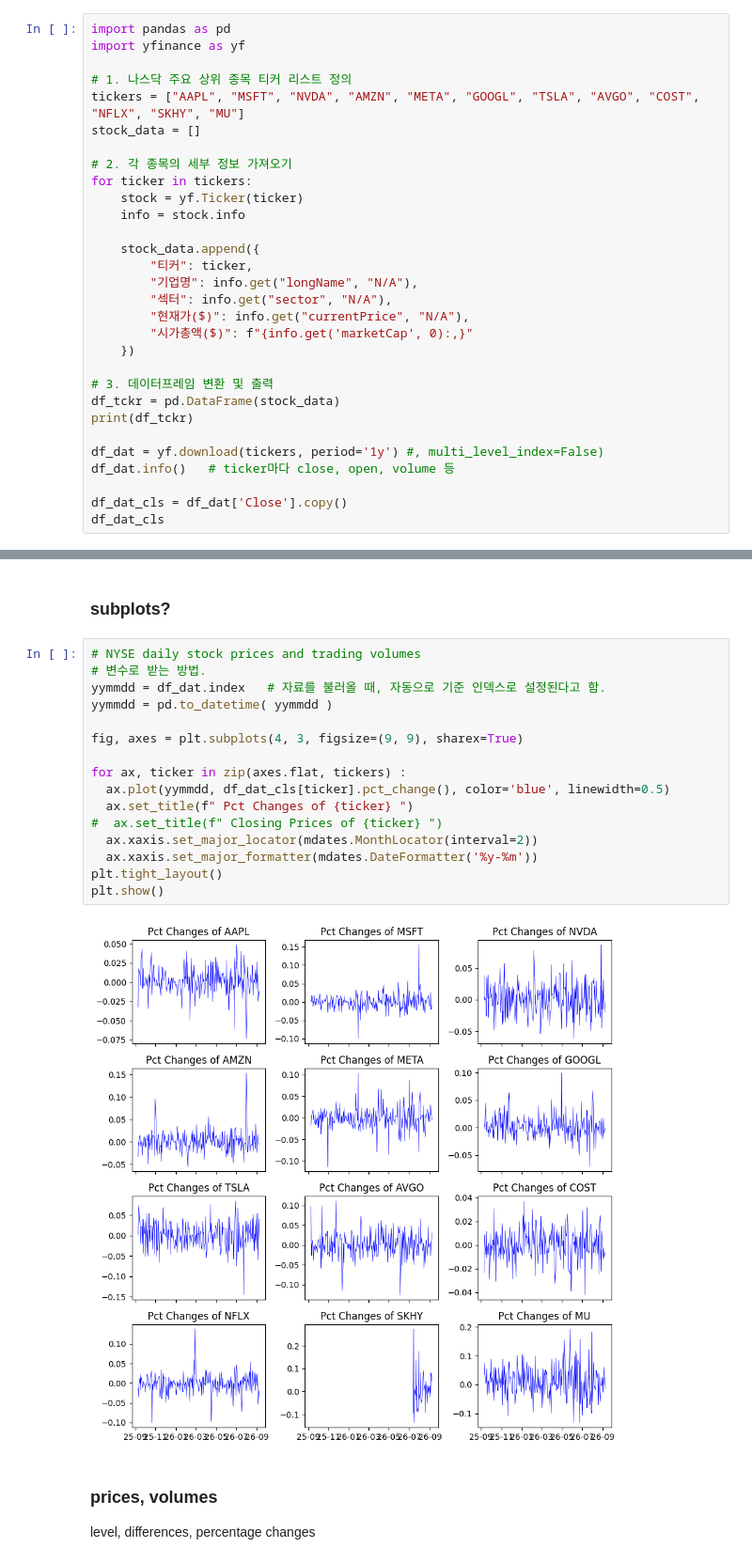
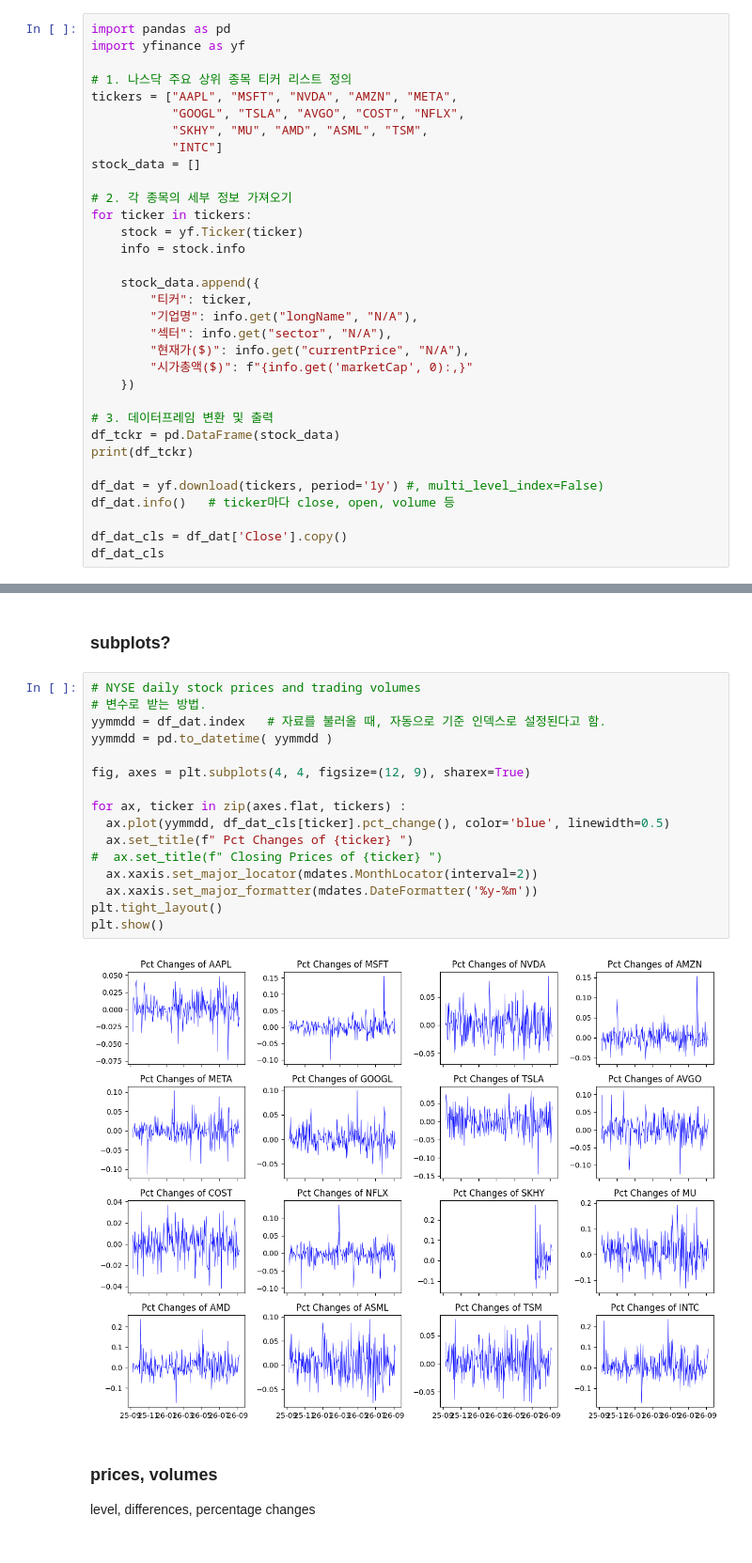
Before and after one commit to bahn28/salad, a Jupyter notebook: az_nyse_001.ipynb, the cells around one changed output, grey strips where cells are left out. Shown at 94% size. Drawn from its saved outputs; the diff is of its cells as text.

```diff
--- a/az_nyse_001.ipynb
+++ b/az_nyse_001.ipynb
@@ -50,7 +50,10 @@ import pandas as pd
 import yfinance as yf
 
 # 1. 나스닥 주요 상위 종목 티커 리스트 정의
-tickers = ["AAPL", "MSFT", "NVDA", "AMZN", "META", "GOOGL", "TSLA", "AVGO", "COST", "NFLX", "SKHY", "MU"]
+tickers = ["AAPL", "MSFT", "NVDA", "AMZN", "META",
+           "GOOGL", "TSLA", "AVGO", "COST", "NFLX",
+           "SKHY", "MU", "AMD", "ASML", "TSM",
+           "INTC"]
 stock_data = []
 
 # 2. 각 종목의 세부 정보 가져오기
@@ -131,21 +134,21 @@ memory usage: 119.6 KB
 # %%
 # NYSE daily stock prices and trading volumes
 # 변수로 받는 방법.
 yymmdd = df_dat.index   # 자료를 불러올 때, 자동으로 기준 인덱스로 설정된다고 함.
 yymmdd = pd.to_datetime( yymmdd )
 
-fig, axes = plt.subplots(4, 3, figsize=(9, 9), sharex=True)
+fig, axes = plt.subplots(4, 4, figsize=(12, 9), sharex=True)
 
 for ax, ticker in zip(axes.flat, tickers) :
   ax.plot(yymmdd, df_dat_cls[ticker].pct_change(), color='blue', linewidth=0.5)
   ax.set_title(f" Pct Changes of {ticker} ")
 #  ax.set_title(f" Closing Prices of {ticker} ")
   ax.xaxis.set_major_locator(mdates.MonthLocator(interval=2))
   ax.xaxis.set_major_formatter(mdates.DateFormatter('%y-%m'))
 plt.tight_layout()
 plt.show()
 # %% [output]
-[figure, old version]
+[figure, new version]
 # %% [markdown]
 ### prices, volumes
 level, differences, percentage changes
```
Also changed, not shown: parts of 2 cells of this notebook.
